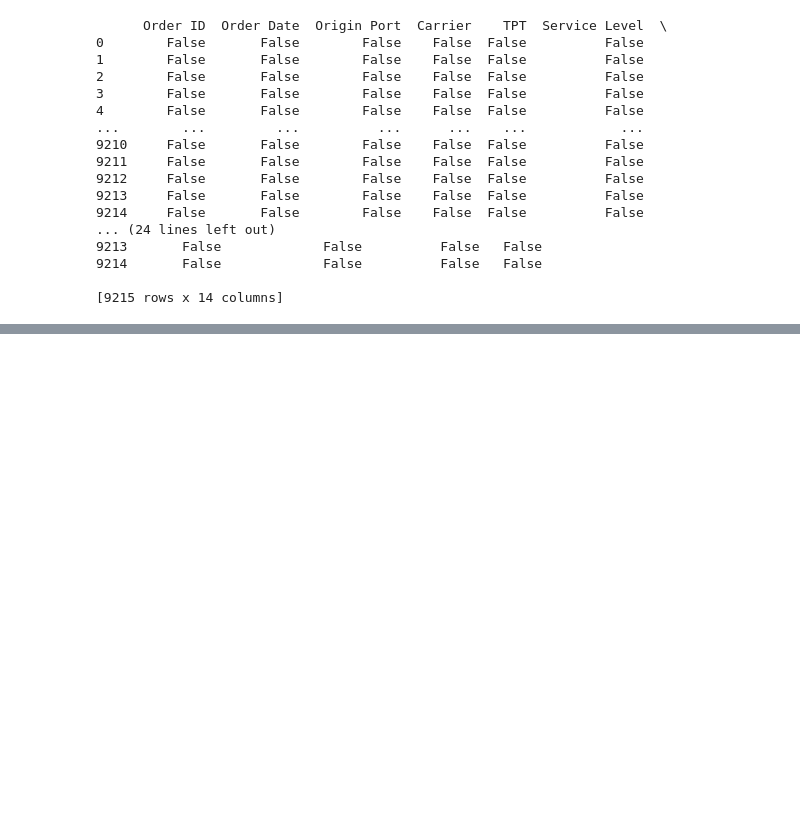
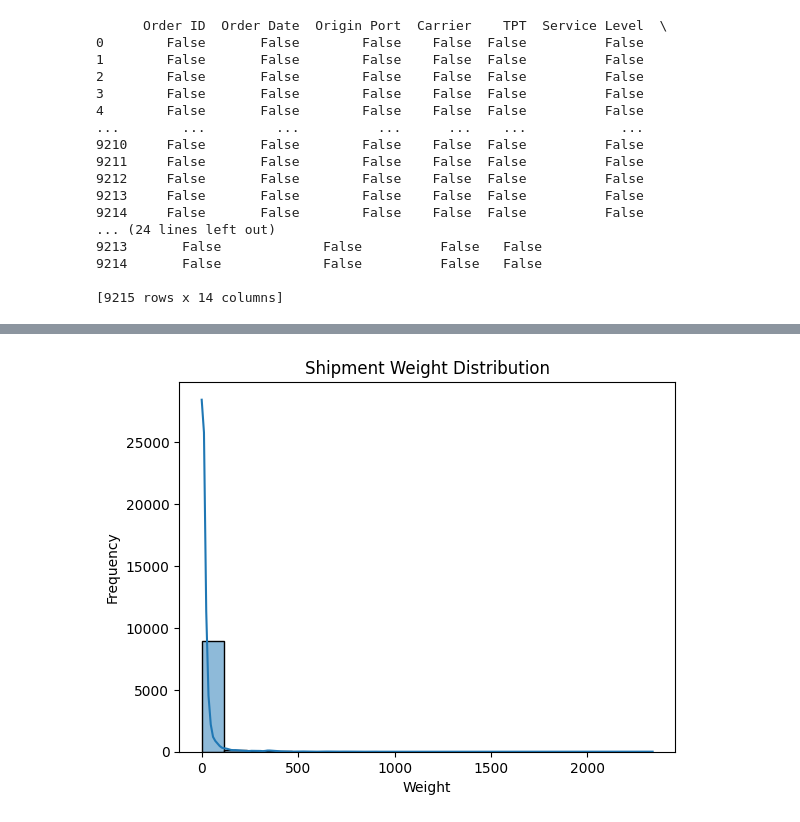
Before and after one commit to jagadishr3105/supply_chain_analysis, a Jupyter notebook: forecasting.ipynb, the cells around one changed output, grey strips where cells are left out. Saved outputs shown, nothing was run; the diff lists cells and outputs as text; code cells hidden in the pictures; blank space fills up the shorter version.

```diff
--- a/forecasting.ipynb
+++ b/forecasting.ipynb
@@ -113,0 +211,9 @@ df= df.dropna() # Drop rows with NaN values
+# %%
+# Weight distribution
+sns.histplot(df['Weight'], bins=20, kde=True)
+plt.title("Shipment Weight Distribution")
+plt.xlabel("Weight")
+plt.ylabel("Frequency")
+plt.show()
+# %% [output]
+[figure, added]
```
Also changed, not shown: parts of 13 cells of this notebook.
